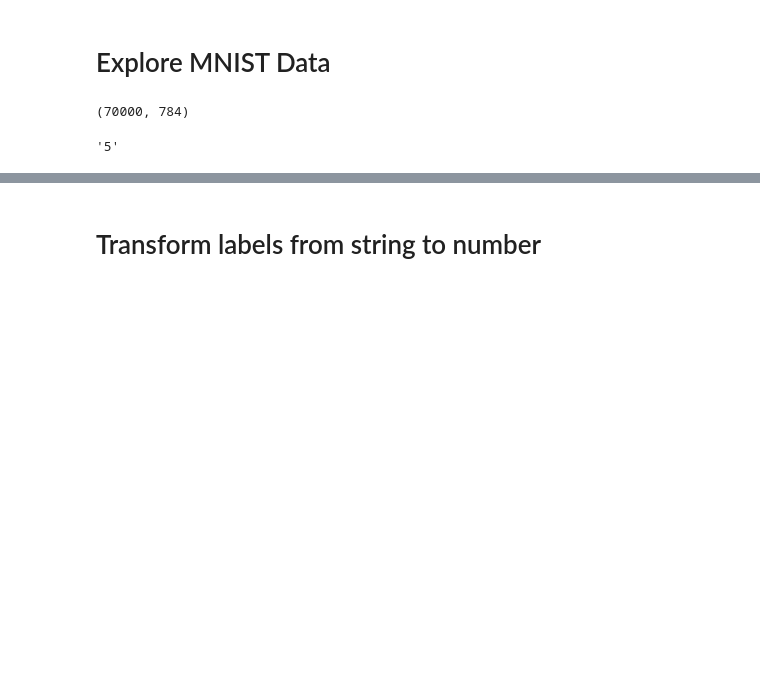
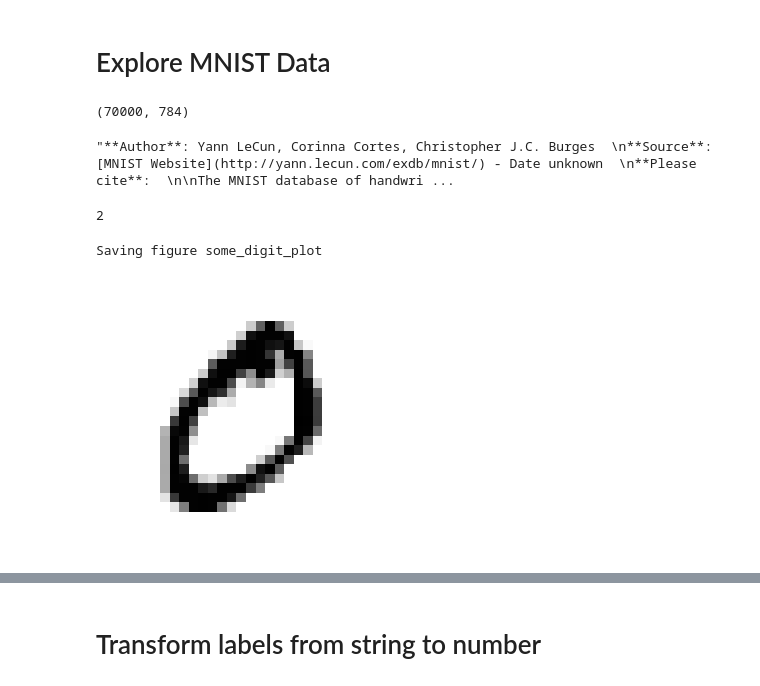
Before and after one commit to jamesbrown5292/handson-ml2, a Jupyter notebook: ml/MNIST Chapter 2.ipynb, the cells around one changed output, grey strips where cells are left out. Saved outputs shown, nothing was run; the diff lists cells and outputs as text; code cells hidden in the pictures; blank space fills up the shorter version.

```diff
--- a/ml/MNIST Chapter 2.ipynb
+++ b/ml/MNIST Chapter 2.ipynb
@@ -51,8 +52,27 @@ X, y = mnist["data"], mnist["target"]
 X.shape
 # %% [output]
 (70000, 784)
+# %%
+desc
+# %% [output]
+"**Author**: Yann LeCun, Corinna Cortes, Christopher J.C. Burges  \n**Source**: [MNIST Website](http://yann.lecun.com/exdb/mnist/) - Date unknown  \n**Please cite**:  \n\nThe MNIST database of handwri ...
 # %%
 y[0]
+X.ndim
 # %% [output]
-'5'
+2
+# %%
+%matplotlib inline
+import matplotlib as mpl
+import matplotlib.pyplot as plt
+
+some_digit = X[1:2]
+some_digit_image = some_digit.values.reshape(28, 28)
+plt.imshow(some_digit_image, cmap=mpl.cm.binary)
+plt.axis('off')
+save_fig("some_digit_plot")
+plt.show()
+# %% [output]
+Saving figure some_digit_plot
+[figure, added]
 # %%
```
Also changed, not shown: parts of 10 cells of this notebook, 3 other files.
